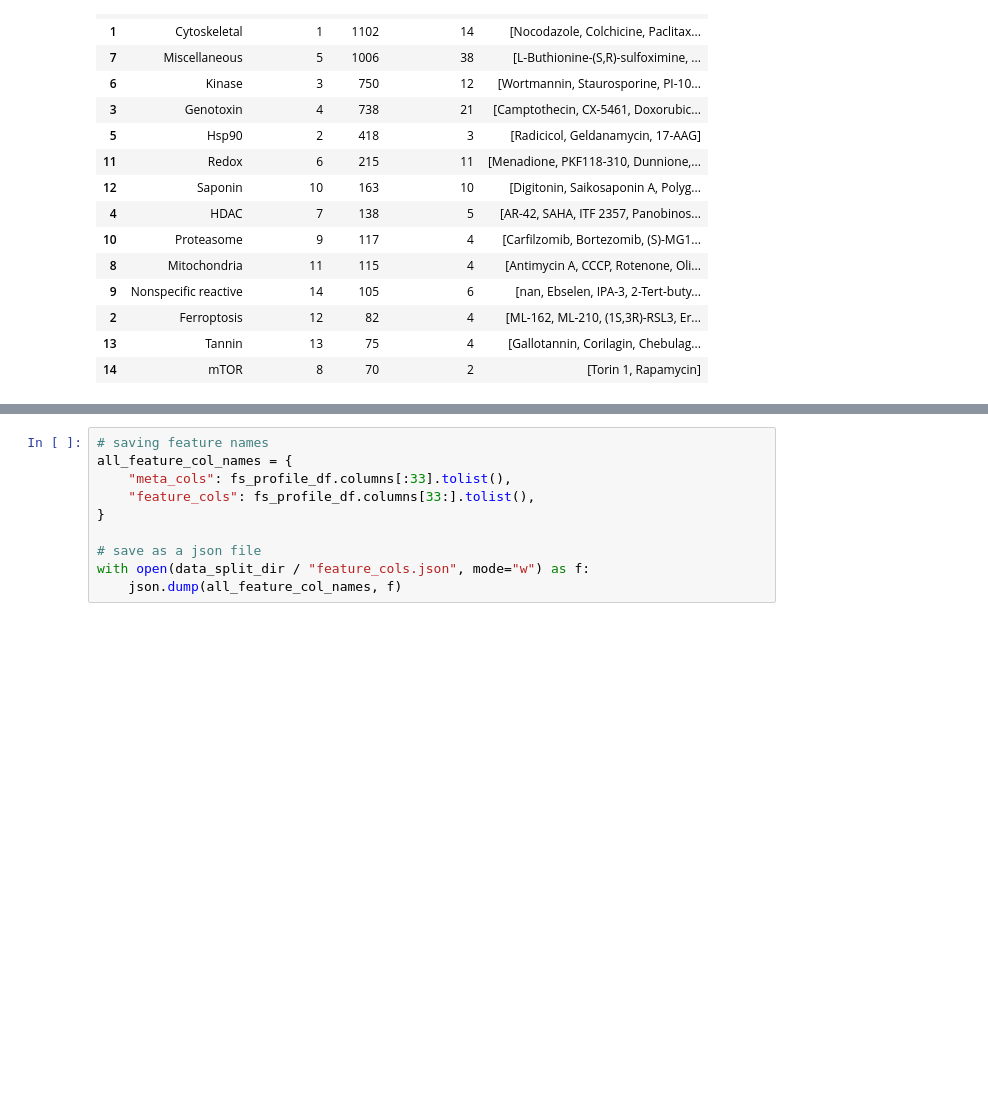
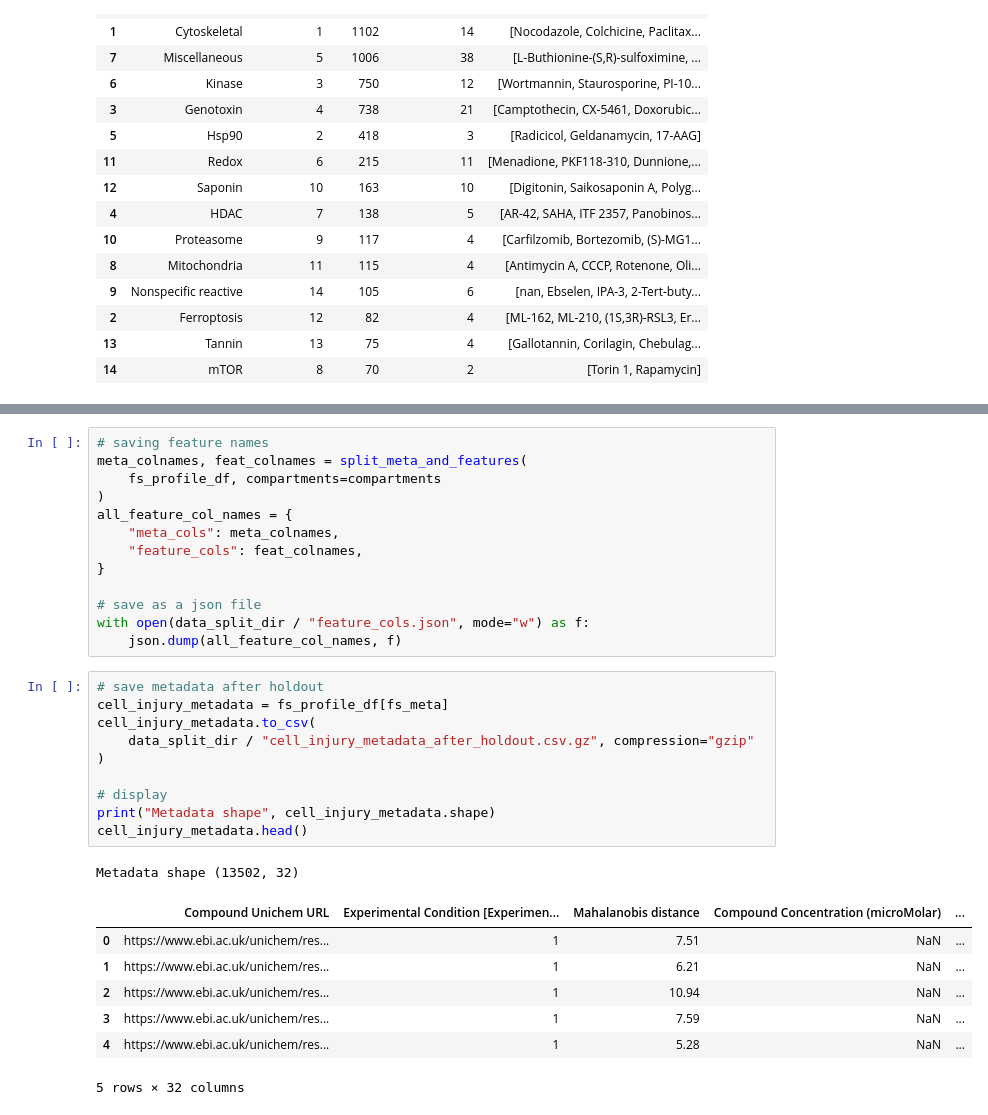
Before and after one commit to axiomcura/predicting-cell-injury-compounds, a Jupyter notebook: notebooks/1.data_splits/1.data_splits.ipynb, the cells around one changed output, grey strips where cells are left out. Drawn from its saved outputs; the diff is of its cells as text; blank space fills up the shorter version.

```diff
--- a/notebooks/1.data_splits/1.data_splits.ipynb
+++ b/notebooks/1.data_splits/1.data_splits.ipynb
@@ -544,10 +575,32 @@ fs_profile_df.to_csv(
 # %%
 # saving feature names
+meta_colnames, feat_colnames = split_meta_and_features(
+    fs_profile_df, compartments=compartments
+)
 all_feature_col_names = {
-    "meta_cols": fs_profile_df.columns[:33].tolist(),
-    "feature_cols": fs_profile_df.columns[33:].tolist(),
+    "meta_cols": meta_colnames,
+    "feature_cols": feat_colnames,
 }
 
 # save as a json file
 with open(data_split_dir / "feature_cols.json", mode="w") as f:
     json.dump(all_feature_col_names, f)
+# %%
+# save metadata after holdout
+cell_injury_metadata = fs_profile_df[fs_meta]
+cell_injury_metadata.to_csv(
+    data_split_dir / "cell_injury_metadata_after_holdout.csv.gz", compression="gzip"
+)
+
+# display
+print("Metadata shape", cell_injury_metadata.shape)
+cell_injury_metadata.head()
+# %% [output]
+Metadata shape (13502, 32)
+|  | Compound Unichem URL | Experimental Condition [Experimen... | Mahalanobis distance | Compound Concentration (microMolar) | ... |
+| 0 | https://www.ebi.ac.uk/unichem/res... | 1 | 7.51 | NaN | ... |
+| 1 | https://www.ebi.ac.uk/unichem/res... | 1 | 6.21 | NaN | ... |
+| 2 | https://www.ebi.ac.uk/unichem/res... | 1 | 10.94 | NaN | ... |
+| 3 | https://www.ebi.ac.uk/unichem/res... | 1 | 7.59 | NaN | ... |
+| 4 | https://www.ebi.ac.uk/unichem/res... | 1 | 5.28 | NaN | ... |
+5 rows × 32 columns
```
Also changed, not shown: parts of 9 cells of this notebook, 55 other files.
